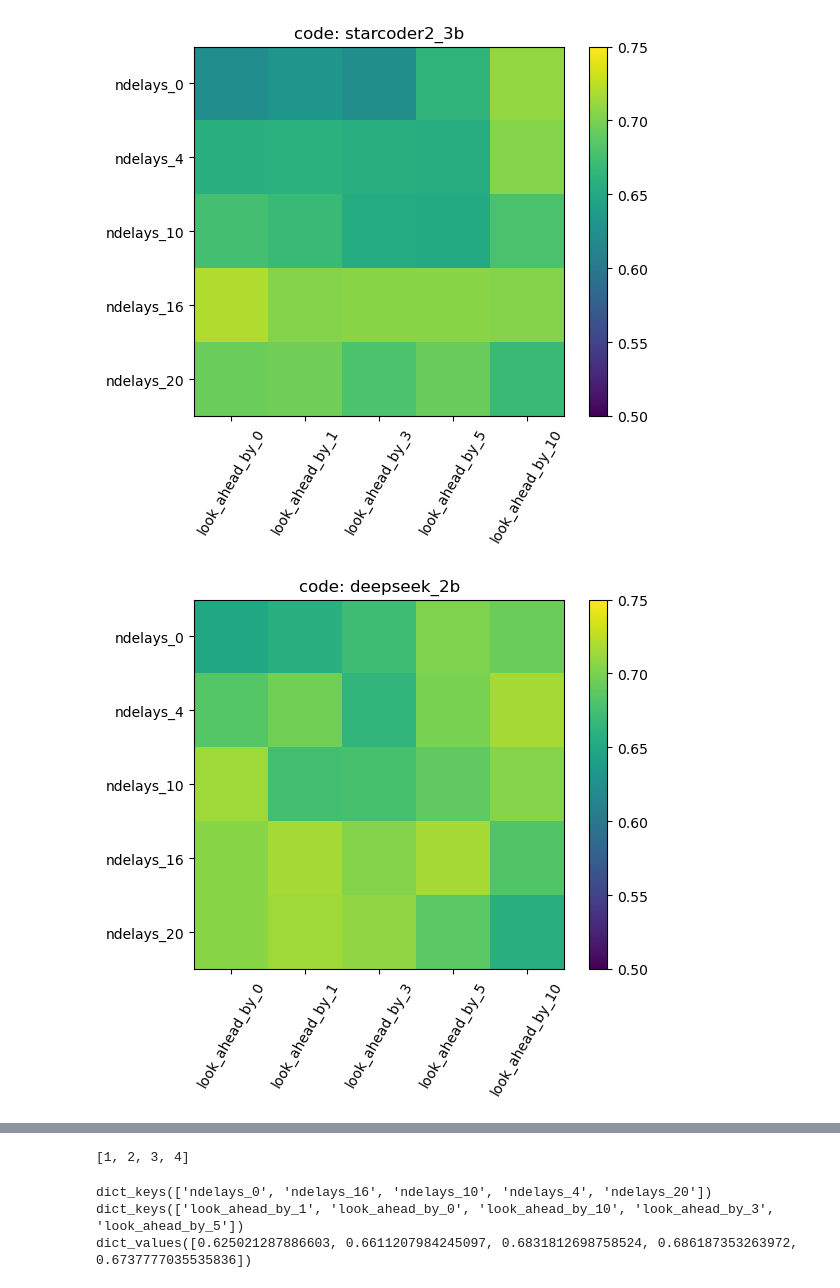
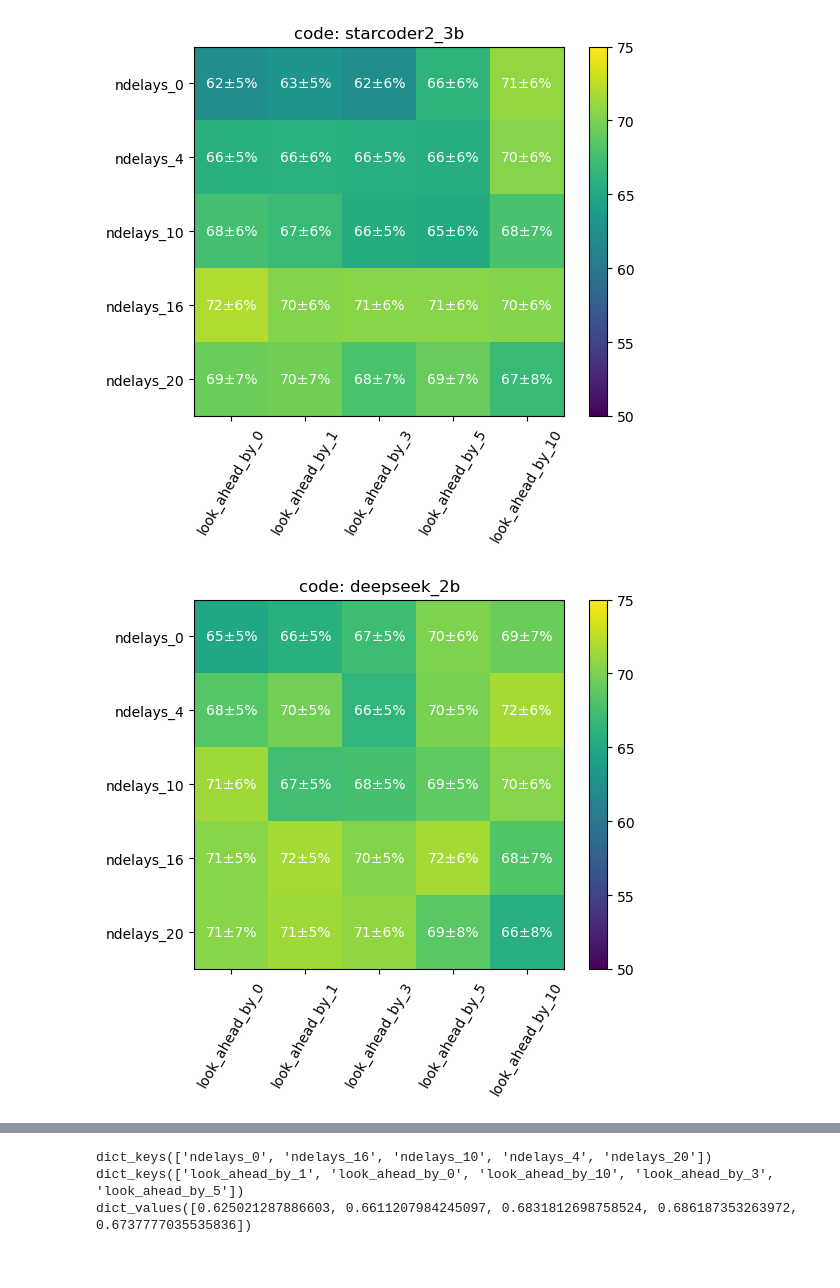
Before and after one commit to largehappygroup/fmri_model, a Jupyter notebook: analysis/fir/find_optimal_parameters.ipynb, the cells around one changed output, grey strips where cells are left out. Cells and saved outputs as stored; diff of their text form; code cells hidden in the pictures.

Commit message:
refined heatmaps

```diff
--- a/analysis/fir/find_optimal_parameters.ipynb
+++ b/analysis/fir/find_optimal_parameters.ipynb
@@ -114,7 +116,15 @@ def iterate_through_participants(filepath, stat):
             top_parcels = parcel_nums[top_voxel_idx]
             # print(len(top_voxel_vals), top_voxel_vals)
             # plt.hist(top_parcels, bins=400)
-
+            # plt.title("Schaefer Parcel Numbers for top 10K voxels")
+            top_parcels = [f"p{str(p)[:-2]}" for p in top_parcels]
+            parcel_string = " ".join(top_parcels)
+            # print(parcel_string)
+            # print(top_parcels)
+            wc = WordCloud(width=800,height=400, background_color="white").generate(parcel_string)
+            plt.figure()
+            plt.imshow(wc)
+            plt.show()
             # save into big dictionary structure
             # 6 figures, one for each model
             # in 2 rows, one for each task
@@ -129,8 +139,8 @@ def iterate_through_participants(filepath, stat):
             else:
                 np.append(stat_collection[info.task][info.model_name][info.n_delays][info.look_ahead], top_voxel_vals)
             # print(stat_vec)
-            # break
-        # break
+            break
+        break
 
     return stat_collection
 # %%
@@ -166,6 +161,7 @@ stat_collection = iterate_through_participants(filepath, 'correlations')
 for task, model_delay_peek_vals in stat_collection.items():
     for model, delay_peek_vals in model_delay_peek_vals.items():
         param_delays = []
+        delay_stds = []
         delay_nums = [0,4,10,16,20]
         delay_labels = [f"ndelays_{d}" for d in delay_nums]
 
@@ -178,6 +174,7 @@ for task, model_delay_peek_vals in stat_collection.items():
             peek_labels = [f'look_ahead_by_{p}' for p in peek_nums]
 
             param_averages = []
+            param_stds = []
             # peeks = peek_vals.keys()
             for pl in peek_labels:
             # for peek, vals in peek_vals.items():
@@ -186,19 +183,36 @@ for task, model_delay_peek_vals in stat_collection.items():
                 # print(task, model, delay, peek, vals)
                 # vals = stat_collection[task][model][delay][peek]
                 # print(len(vals), vals)
+                std = np.std(vals)
                 ave = np.mean(vals)
                 param_averages.append(ave)
+                param_stds.append(std)
             param_delays.append(param_averages)
-
+            delay_stds.append(param_stds)
         # plotting code here
         # print(param_delays)
-        plt.figure()
-        plt.imshow(param_delays, vmin=0.5, vmax=0.75)
-        plt.xticks(ticks=range(0,5), labels=peek_labels, rotation=60)
-        plt.yticks(ticks=range(0,5), labels=delay_labels)
-        plt.colorbar()
+
+        fig, ax = plt.subplots()
+        # plt.figure()
+
+        im = ax.imshow(param_delays, vmin=0.5, vmax=0.75)
+        # im = ax.imshow(param_delays)
+        ax.set_xticks(ticks=range(0,5), labels=peek_labels, rotation=60)
+        ax.set_yticks(ticks=range(0,5), labels=delay_labels)
+
+        for i in range(len(delay_labels)):
+            for j in range(len(peek_labels)):
+                # print(delay_stds[i][j])
+                text = ax.text(j, i, f"{(param_delays[i][j])*100:.0f}\u00B1{(delay_stds[i][j])*100:.0f}%",
+                       ha="center", va="center", color="w")
+
+        # fig.colorbar(im, ax=ax)
+        cbar = fig.colorbar(im, ax=ax)
+        cbar.ax.yaxis.set_major_formatter(
+            FuncFormatter(lambda x, pos: f"{x*100:.0f}")
+        )
         title = f"{task}: {model}"
-        plt.title(title)
+        ax.set_title(title)
         plt.savefig(f"results/{task}-{model}-heatmap.png", dpi=150)
 
         # plt.xlabel(delays)
@@ -224,2 +238,2 @@ for task, model_delay_peek_vals in stat_collection.items():
-[figure, old version]
+[figure, new version]
-[figure, old version]
+[figure, new version]
@@ -233,7 +247,3 @@ for task, model_delay_peek_vals in stat_collection.items():
-# %%
-list(range(1,5))
-# %% [output]
-[1, 2, 3, 4]
 # %%
 # create heatmaps to show modeling performance
 def make_heatmap():
```
Also changed, not shown: parts of 3 cells of this notebook, 12 other files.
